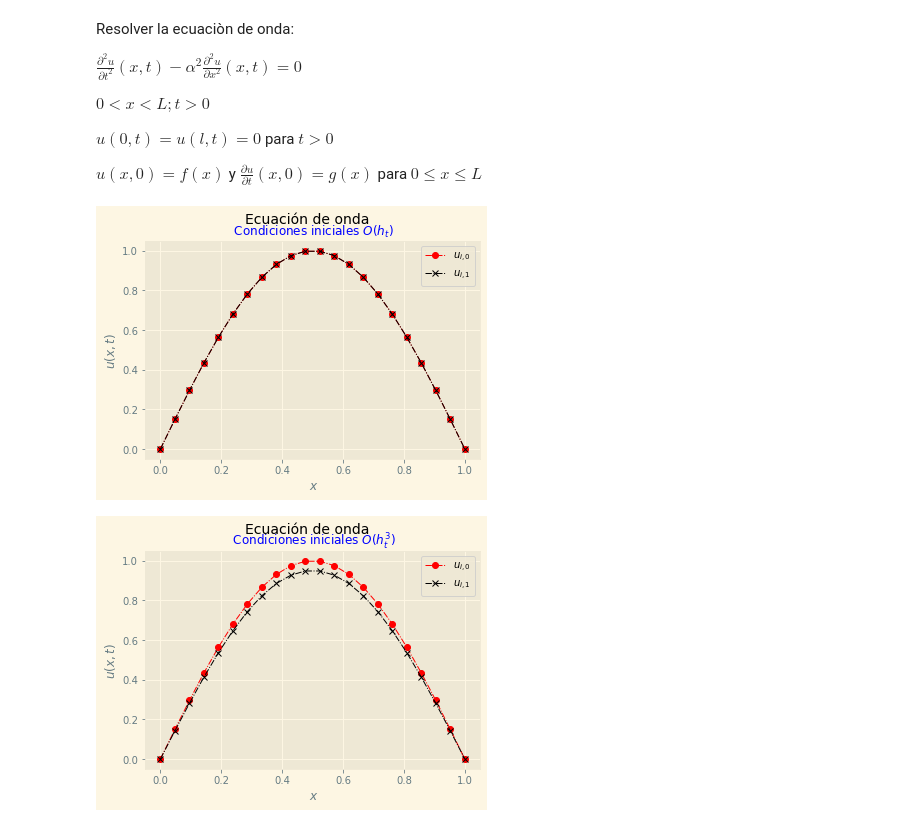
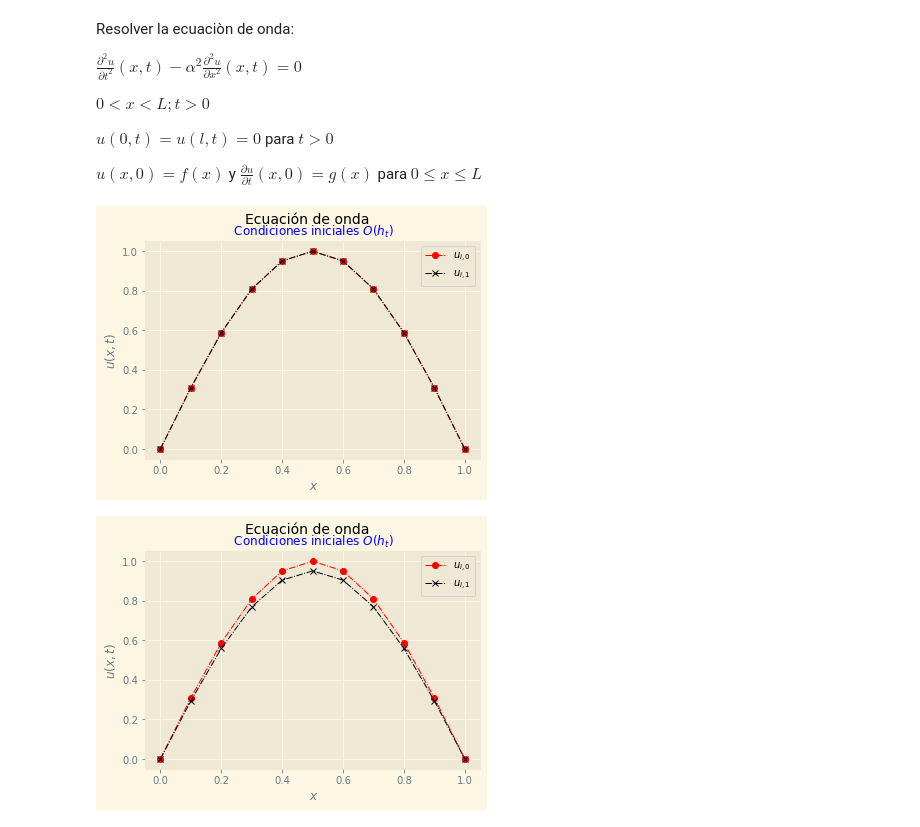
Before and after one commit to oscarteran/Tarea_Examen2, a Jupyter notebook: Ejercicio5_Ex2.ipynb, the cells around one changed output. Saved outputs shown, nothing was run; the diff lists cells and outputs as text; code cells hidden in the pictures.

```diff
--- a/Ejercicio5_Ex2.ipynb
+++ b/Ejercicio5_Ex2.ipynb
@@ -146,15 +153,14 @@ def solver (u , w , N , x , Nt , l ):
 # %%
 L = 1 # Longitud del dominio
-N = 20 # Numero de incognitas internas
+N = 9 # Numero de incognitas internas
 Tmax = 1.0 # Tiempo maximo de simulacion
 ht = 0.05 # Paso de tiempo
 alpha = 2 # Dato fisico
 h = L / (N +1) # Tamanio de la malla espacial
 Nt = 20 # Numero total de pasos
 lamb = alpha * ht / h # Parametro lambda
-Tmax = Nt * ht # Tiemp0
 # %%
-x = np .linspace(0 ,L ,N +2) # Coordenadas de la malla
+x = np .linspace(0 ,L ,N+2) # Coordenadas de la malla
 u = f(x) # Condicion inicial
 w = condicionesIniciales(lamb, ht, u, x, op=1) # Euler :op = 1
 plt.suptitle( 'Ecuación de onda', fontsize=14)
@@ -167,19 +173,19 @@ plt.legend()
 #plt.savefig( ' condicion_O3 .pdf ')
 plt.show()
 # %% [output]
-[figure, old version]
+[figure, new version]
 # %%
-x = np .linspace(0 ,L ,N +2) # Coordenadas de la malla
+x = np .linspace(0 ,L ,N+2) # Coordenadas de la malla
 u = f(x) # Condicion inicial
 w = condicionesIniciales(lamb, ht, u, x, op=2) # Euler :op = 1
 plt.suptitle( 'Ecuación de onda', fontsize=14)
 plt.plot(x , u , 'ro-.', lw = 1 , label = "$u_{i ,0}$")
 plt.plot(x , w , 'kx-.', lw = 1 , label = "$u_{i ,1}$")
-plt.title( ' Condiciones iniciales $O(h_t^3)$ ', color = 'blue' , fontsize=12)
+plt.title( ' Condiciones iniciales $O(h_t)$ ', color = 'blue' , fontsize=12)
 plt.ylabel( '$u (x ,t) $ ')
 plt.xlabel( ' $x$ ')
 plt.legend()
 #plt.savefig( ' condicion_O3 .pdf ')
 plt.show()
 # %% [output]
-[figure, old version]
+[figure, new version]
```
Also changed, not shown: parts of 5 cells of this notebook.
